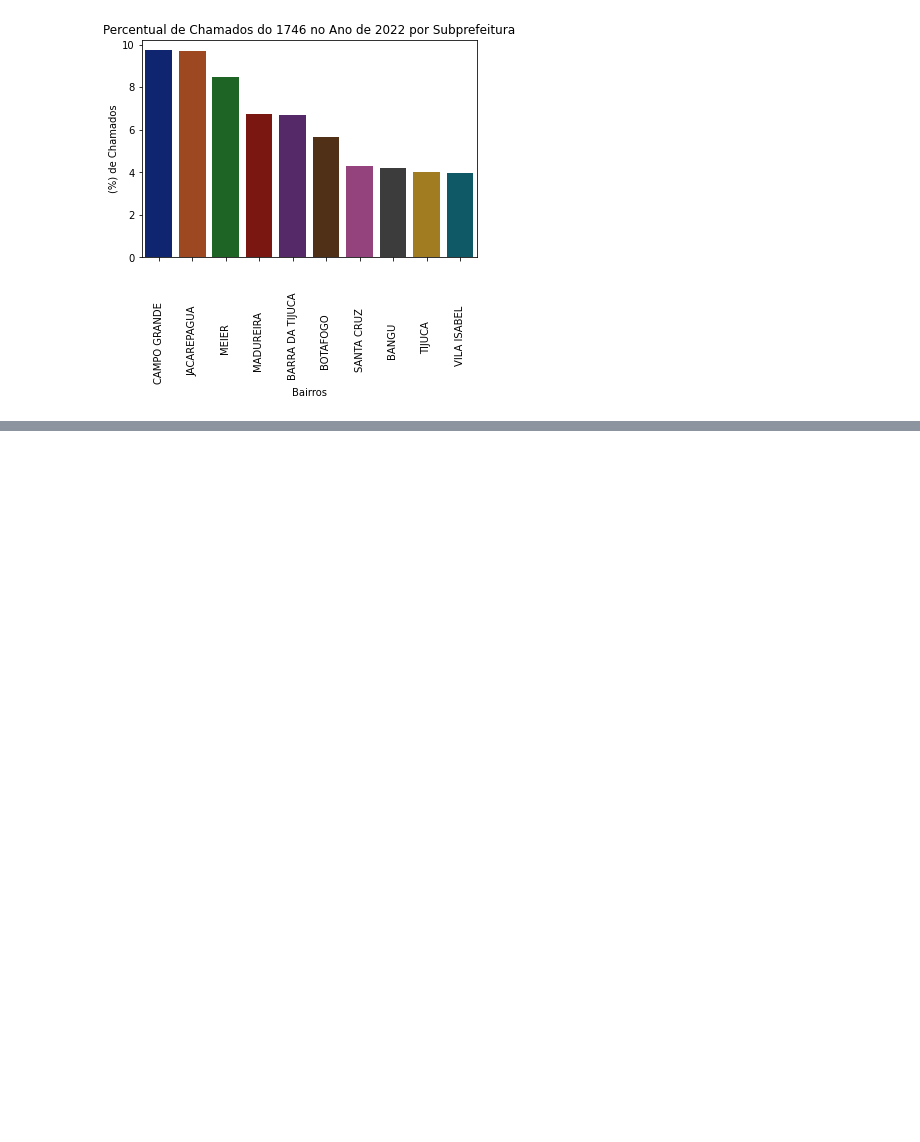
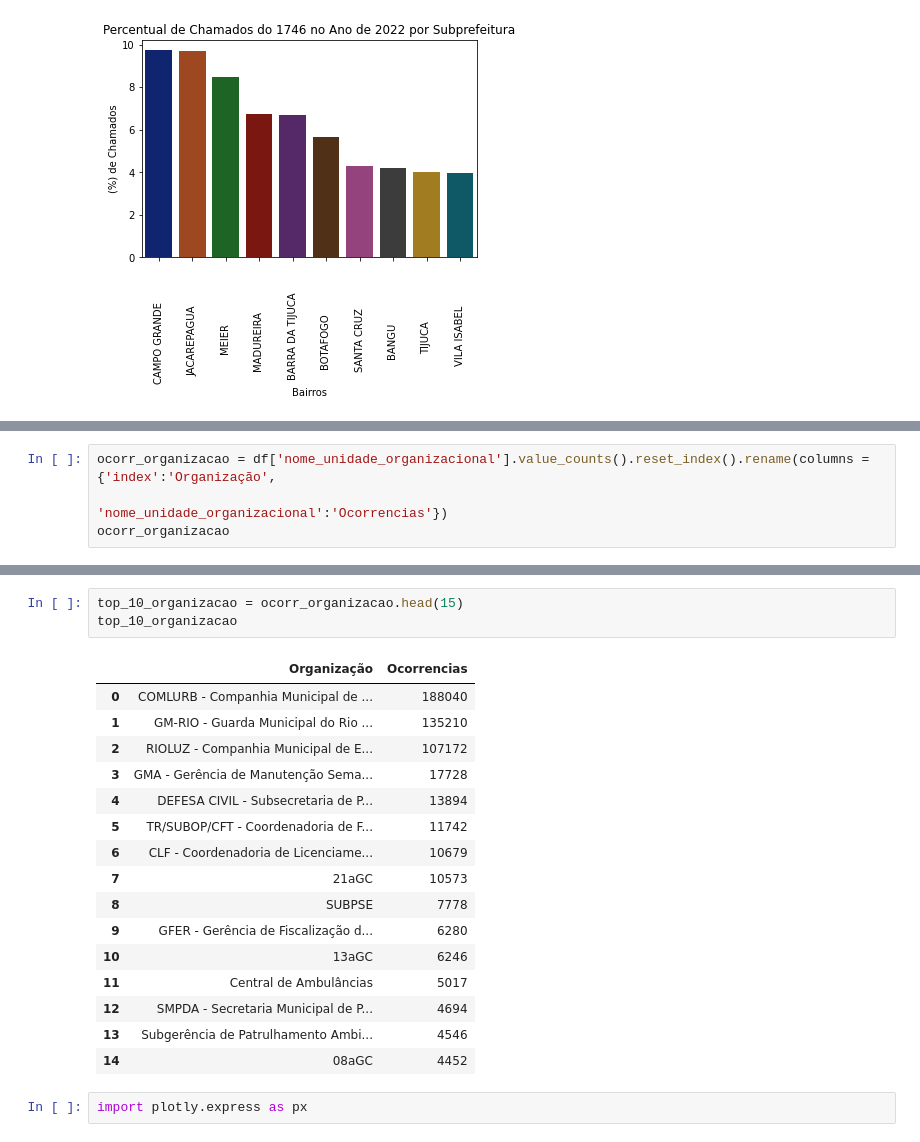
Before and after one commit to CyberBantu/Analise_1746_Dados_Marginais, a Jupyter notebook: Analise_1746.ipynb, the cells around one changed output, grey strips where cells are left out. Drawn from its saved outputs; the diff is of its cells as text; blank space fills up the shorter version.

```diff
--- a/Analise_1746.ipynb
+++ b/Analise_1746.ipynb
@@ -186,0 +169,4 @@ Text(0.5, 1.0, 'Percentual de Chamados do 1746 no Ano de 2022 por Subprefeitura'
+# %%
+ocorr_organizacao = df['nome_unidade_organizacional'].value_counts().reset_index().rename(columns = {'index':'Organização',
+                                                                                 'nome_unidade_organizacional':'Ocorrencias'})
+ocorr_organizacao
@@ -186,0 +187,22 @@ Text(0.5, 1.0, 'Percentual de Chamados do 1746 no Ano de 2022 por Subprefeitura'
+# %%
+top_10_organizacao = ocorr_organizacao.head(15)
+top_10_organizacao
+# %% [output]
+|  | Organização | Ocorrencias |
+| 0 | COMLURB - Companhia Municipal de ... | 188040 |
+| 1 | GM-RIO - Guarda Municipal do Rio ... | 135210 |
+| 2 | RIOLUZ - Companhia Municipal de E... | 107172 |
+| 3 | GMA - Gerência de Manutenção Sema... | 17728 |
+| 4 | DEFESA CIVIL - Subsecretaria de P... | 13894 |
+| 5 | TR/SUBOP/CFT - Coordenadoria de F... | 11742 |
+| 6 | CLF - Coordenadoria de Licenciame... | 10679 |
+| 7 | 21aGC | 10573 |
+| 8 | SUBPSE | 7778 |
+| 9 | GFER - Gerência de Fiscalização d... | 6280 |
+| 10 | 13aGC | 6246 |
+| 11 | Central de Ambulâncias | 5017 |
+| 12 | SMPDA - Secretaria Municipal de P... | 4694 |
+| 13 | Subgerência de Patrulhamento Ambi... | 4546 |
+| 14 | 08aGC | 4452 |
+# %%
+import plotly.express as px
```
Also changed, not shown: parts of 12 cells of this notebook.
